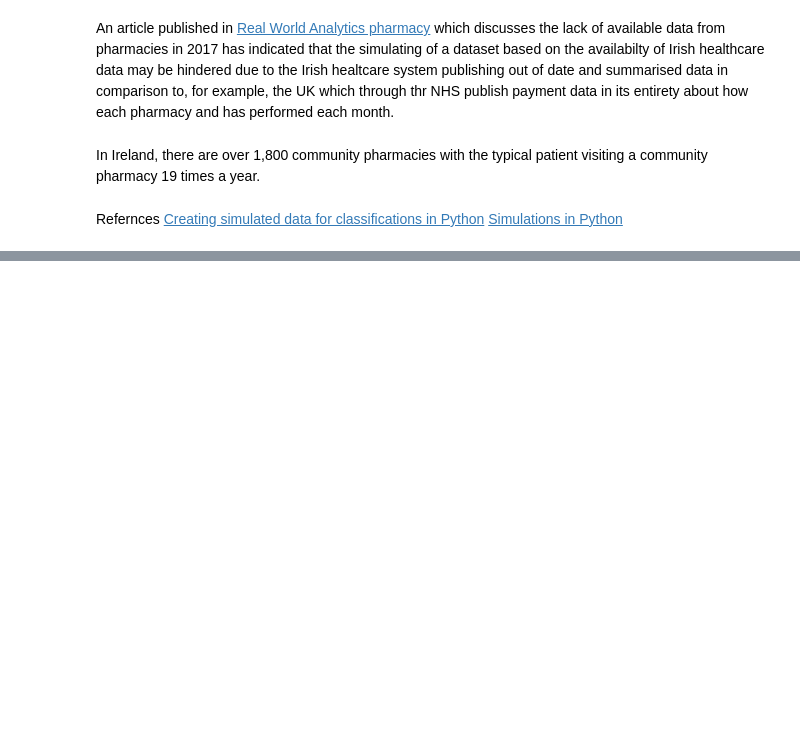
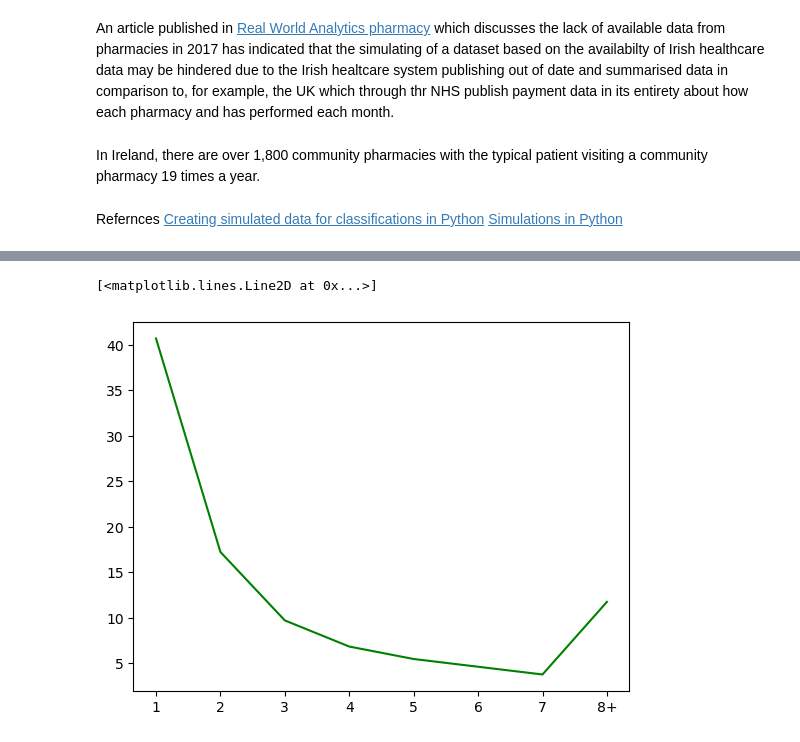
Before and after one commit to BridK02/PfDA-assignment, a Jupyter notebook: PfDA_Assignment.ipynb, the cells around one changed output, grey strips where cells are left out. Drawn from its saved outputs; the diff is of its cells as text; code cells hidden in the pictures; blank space fills up the shorter version.

```diff
--- a/PfDA_Assignment.ipynb
+++ b/PfDA_Assignment.ipynb
@@ -32,0 +98,7 @@ Refernces [Creating simulated data for classifications in Python](https://www.pr
+# %%
+y = NoOfItems_df["PERC"]
+x = NoOfItems_df["ITEM_DESC"]
+plt.plot(x, y, color = "green")
+# %% [output]
+[<matplotlib.lines.Line2D at 0x...>]
+[figure, added]
```
Also changed, not shown: parts of 10 cells of this notebook, 3 other files.
